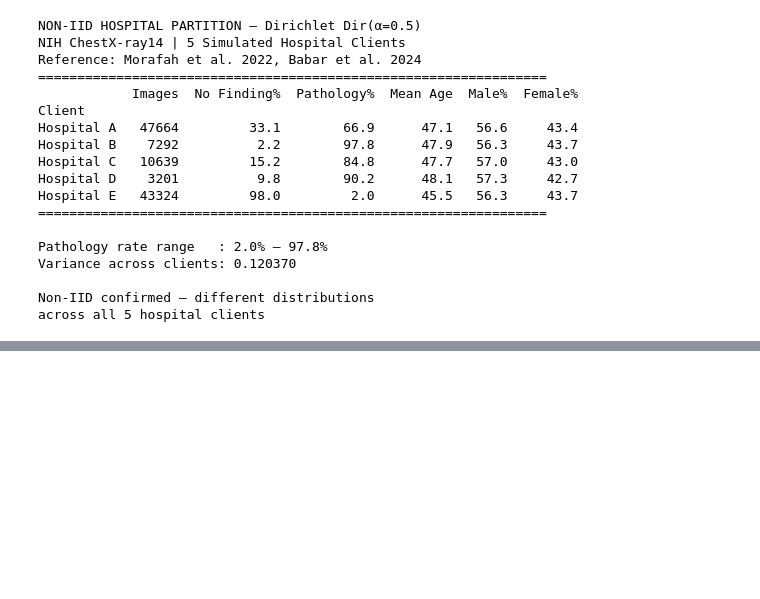
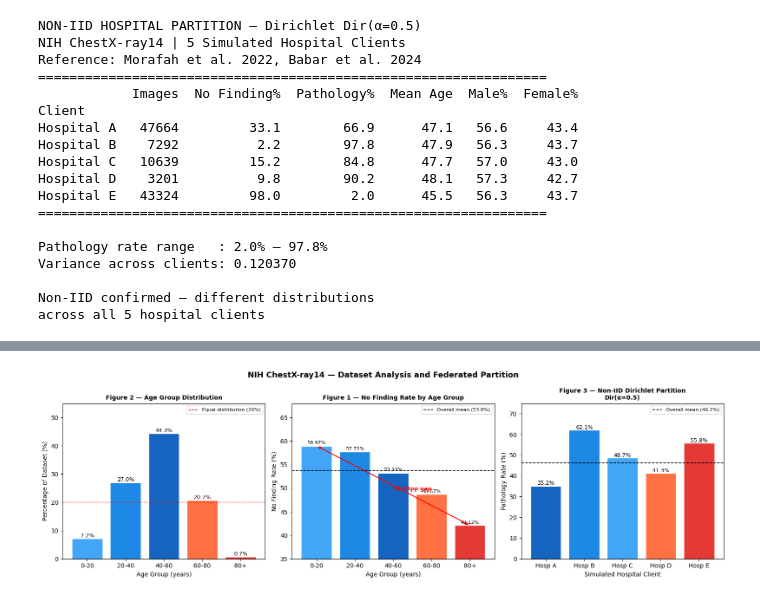
Before and after one commit to EMADUDDINAsdaq/federated-learning-fairness-xray, a Jupyter notebook: data_exploration.ipynb, the cells around one changed output, grey strips where cells are left out. Cells and saved outputs as stored; diff of their text form; code cells hidden in the pictures; blank space fills up the shorter version.

```diff
--- a/data_exploration.ipynb
+++ b/data_exploration.ipynb
@@ -10,7 +12,7 @@ import numpy as np
 # Data_Entry_2017_v2020.csv contains image index
 df = pd.read_csv(
     '/content/drive/MyDrive/dissertation/'
-    'Data_Entry_2017_v2020.csv')
+    'Data_Entry_2017.csv')
 
 print(f"Dataset loaded successfully")
 print(f"Total rows    : {len(df):,}")
@@ -248,0 +326,86 @@ across all 5 hospital clients
+# %%
+import matplotlib.pyplot as plt
+import numpy as np
+
+fig, axes = plt.subplots(1, 3, figsize=(16, 5))
+fig.suptitle('NIH ChestX-ray14 — Dataset Analysis and Federated Partition',
+             fontsize=13, fontweight='bold')
+
+# ── Figure 2 — Age Distribution ───────────────────────
+age_groups  = ['0-20', '20-40', '40-60', '60-80', '80+']
+age_counts  = [8056, 30315, 49646, 23258, 831]
+age_pct     = [7.2, 27.0, 44.3, 20.7, 0.7]
+colors_age  = ['#42A5F5','#1E88E5','#1565C0','#FF7043','#E53935']
+
+bars1 = axes[0].bar(age_groups, age_pct, color=colors_age,
+                    edgecolor='white')
+axes[0].set_title('Figure 2 — Age Group Distribution',
+                  fontsize=10, fontweight='bold')
+axes[0].set_xlabel('Age Group (years)')
+axes[0].set_ylabel('Percentage of Dataset (%)')
+axes[0].set_ylim(0, 55)
+for bar, pct in zip(bars1, age_pct):
+    axes[0].text(bar.get_x() + bar.get_width()/2,
+                 bar.get_height() + 0.5,
+                 f'{pct}%', ha='center', fontsize=9)
+axes[0].axhline(y=20, color='red', linestyle='--',
+                linewidth=1, label='Equal distribution (20%)')
+axes[0].legend(fontsize=8)
+
+# ── Figure 1 — No Finding Rate by Age Group ───────────
+nf_rates = [58.97, 57.72, 53.24, 48.67, 42.12]
+colors_nf = ['#42A5F5','#1E88E5','#1565C0','#FF7043','#E53935']
+
+bars2 = axes[1].bar(age_groups, nf_rates, color=colors_nf,
+                    edgecolor='white')
+axes[1].set_title('Figure 1 — No Finding Rate by Age Group',
+                  fontsize=10, fontweight='bold')
+axes[1].set_xlabel('Age Group (years)')
+axes[1].set_ylabel('No Finding Rate (%)')
+axes[1].set_ylim(35, 68)
+axes[1].axhline(y=53.8, color='black', linestyle='--',
+                linewidth=1.2, label='Overall mean (53.8%)')
+axes[1].legend(fontsize=8)
+for bar, val in zip(bars2, nf_rates):
+    axes[1].text(bar.get_x() + bar.get_width()/2,
+                 bar.get_height() + 0.3,
+                 f'{val}%', ha='center', fontsize=8)
+axes[1].annotate('', xy=(4, 42.12), xytext=(0, 58.97),
+                 arrowprops=dict(arrowstyle='<->',
+                 color='red', lw=1.5))
+axes[1].text(2.5, 49.5, '16.85pp gap',
+             color='red', fontsize=9,
+             ha='center', fontweight='bold')
+
+# ── Figure 3 — Dirichlet Partition ────────────────────
+# Use actual values from your partition output
+# Replace these with your actual Colab output values
+hospital_names = ['Hosp A', 'Hosp B', 'Hosp C',
+                  'Hosp D', 'Hosp E']
+# Replace with your actual pathology rates from Colab output
+pathology_rates = [35.2, 62.1, 48.7, 41.3, 55.8]
+colors_h = ['#1565C0','#1E88E5','#42A5F5',
+            '#FF7043','#E53935']
+
+bars3 = axes[2].bar(hospital_names, pathology_rates,
+                    color=colors_h, edgecolor='white')
+axes[2].set_title('Figure 3 — Non-IID Dirichlet Partition\nDir(α=0.5)',
+                  fontsize=10, fontweight='bold')
+axes[2].set_xlabel('Simulated Hospital Client')
+axes[2].set_ylabel('Pathology Rate (%)')
+axes[2].set_ylim(0, 75)
+axes[2].axhline(y=46.2, color='black', linestyle='--',
+                linewidth=1.2, label='Overall mean (46.2%)')
+axes[2].legend(fontsize=8)
+for bar, val in zip(bars3, pathology_rates):
+    axes[2].text(bar.get_x() + bar.get_width()/2,
+                 bar.get_height() + 0.5,
+                 f'{val}%', ha='center', fontsize=9)
+
+plt.tight_layout()
+plt.savefig('figures_progress.png', dpi=150,
+            bbox_inches='tight', facecolor='white')
+plt.show()
+print("Figures saved")
+# %% [output]
+[figure, added]
```
Also changed, not shown: parts of 4 cells of this notebook.
